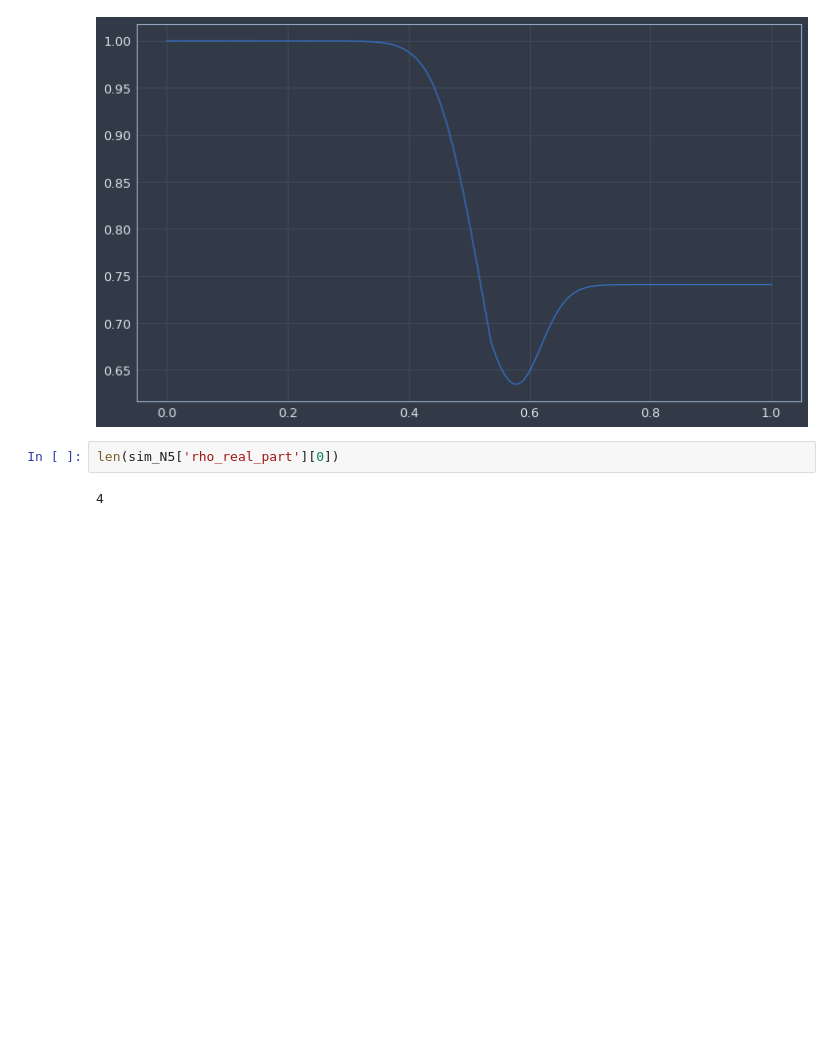
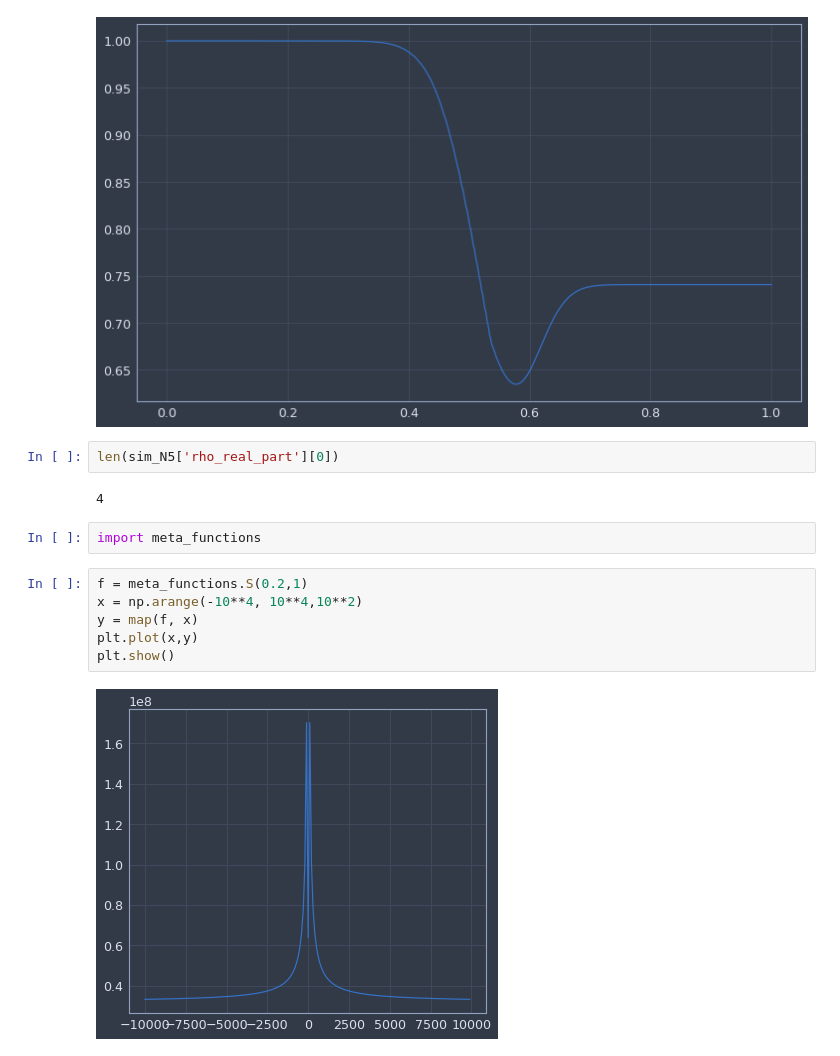
Before and after one commit to droberts01/Redfield, a Jupyter notebook: src/analysis.ipynb, the cells around one changed output. Drawn from its saved outputs; the diff is of its cells as text; blank space fills up the shorter version.

```diff
--- a/src/analysis.ipynb
+++ b/src/analysis.ipynb
@@ -210,3 +207,13 @@ plt.show()
 len(sim_N5['rho_real_part'][0])
 # %% [output]
 4
+# %%
+import meta_functions
+# %%
+f = meta_functions.S(0.2,1)
+x = np.arange(-10**4, 10**4,10**2)
+y = map(f, x)
+plt.plot(x,y)
+plt.show()
+# %% [output]
+[figure, added]
```
Also changed, not shown: parts of 5 cells of this notebook, 5 other files.
